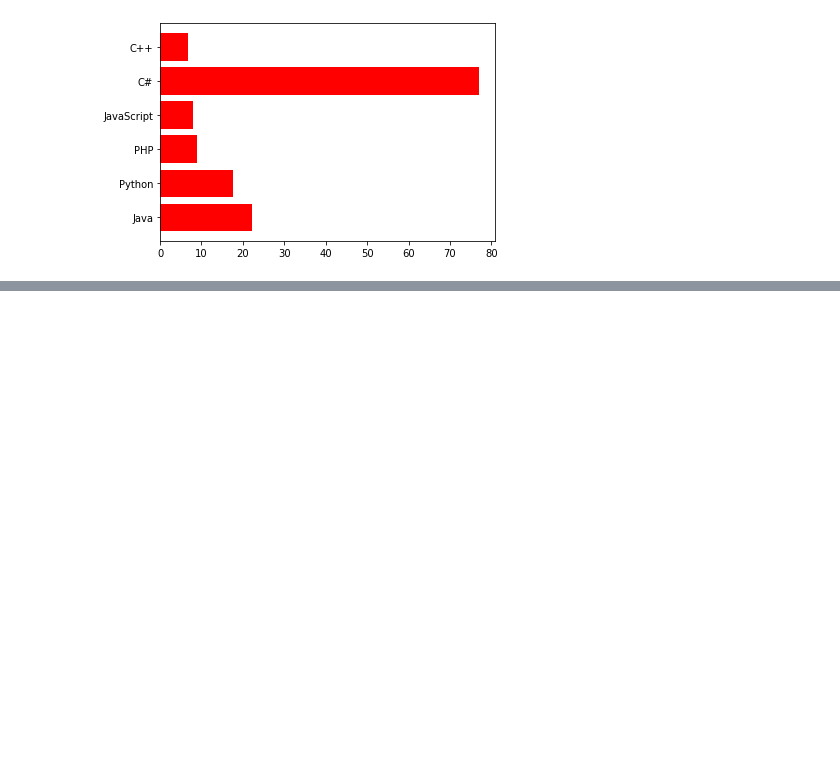
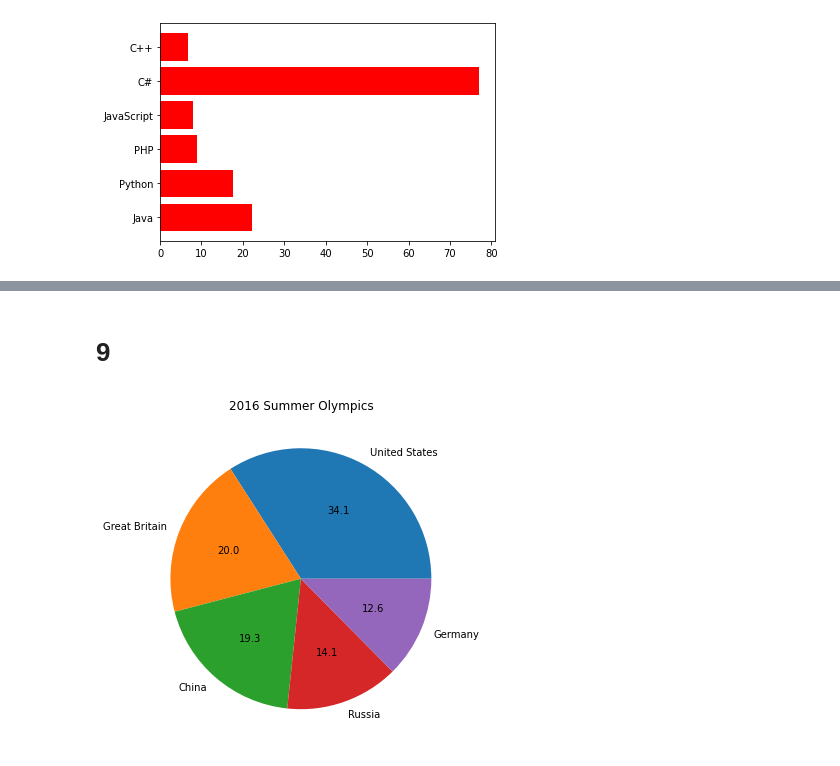
Before and after one commit to vineeth-vijayan/DS-Lab, a Jupyter notebook: Exercise3.ipynb, the cells around one changed output, grey strips where cells are left out. Cells and saved outputs as stored; diff of their text form; code cells hidden in the pictures; blank space fills up the shorter version.

```diff
--- a/Exercise3.ipynb
+++ b/Exercise3.ipynb
@@ -157,0 +133,13 @@ plt.show()
+# %% [markdown]
+# 9
+# %%
+import pandas as pd
+
+df = pd.read_csv("medal.csv")
+
+plt.figure(figsize=(6,6))
+plt.pie(df['Gold_Medal'], labels=df['Country'], startangle=0, autopct='%.1f')
+plt.title("2016 Summer Olympics")
+plt.show()
+# %% [output]
+[figure, added]
```
Also changed, not shown: parts of 18 cells of this notebook.
